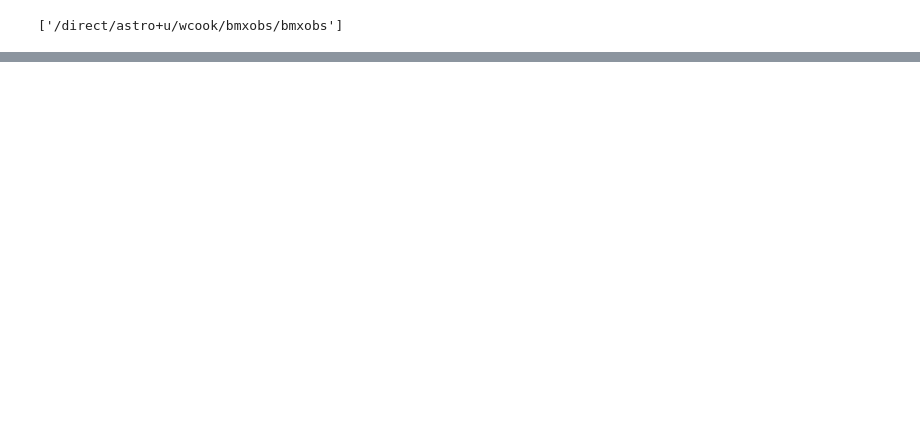
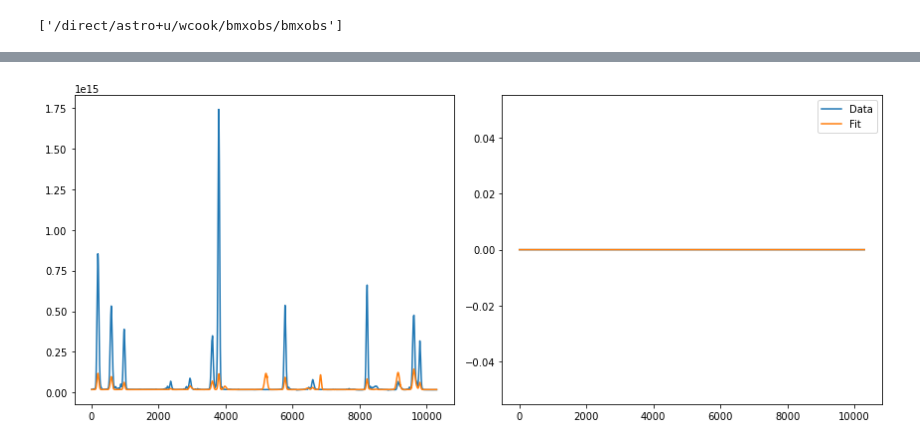
Before and after one commit to bmxdemo/bmxobs, a Jupyter notebook: towards1.ipynb, the cells around one changed output, grey strips where cells are left out. Saved outputs shown, nothing was run; the diff lists cells and outputs as text; code cells hidden in the pictures; blank space fills up the shorter version.

```diff
--- a/towards1.ipynb
+++ b/towards1.ipynb
@@ -256,0 +61,88 @@ plt.show()
+# %%
+cut = [0,-1]
+channels = [11]
+#channels = [12,13,14,23,24,34]
+
+theory = TheoryPredictor(D, satAmp=1e7)
+theory.setParameters({#'A1_GPS_BIII-4__(PRN_14)':4.15455979e+07,
+                      #'A1_GSAT0214_(PRN_E05)':2.49581475e+07,
+                      #'A1_BEIDOU-3_M21':2.56420703e+07,
+                      #'A1_BEIDOU-3_M9_(C23)':2.88965661e+07,
+                      #'A1_GPS_BIIF-11_(PRN_10)':3.05038713e+07,
+                      #'A1_GSAT0206_(PRN_E30)':2.46993638e+07,
+                      #'A1_GSAT0210_(PRN_E01)':2.18210034e+07,
+                      #'A1_GPS_BIIRM-4_(PRN_15)':1.32348938e+01,
+                      #'A1_BEIDOU-3_M12_(C26)':9.35447215e+06,
+                      #'A1_GPS_BIIF-9__(PRN_26)':2.68904502e+07,
+                      #'A1_BEIDOU-3_M8_(C30)': 1.79175026e+07,
+                      #'A1_GSAT0207_(PRN_E07)':2.05479866e+07,
+                      #'A1_BEIDOU-3_M14_(C33)':2.69742005e+07,
+                      #'A1_GPS_BIIR-8__(PRN_16)':3.82467917e+07,
+                      #'A1_GPS_BIIF-10_(PRN_08)':2.68578399e+07,
+                      #'A1_BEIDOU-3_M17_(C36)':5.42613508e+06,
+                      #'A1_GSAT0203_(PRN_E26)':3.79458521e+07,
+                      #'A1_GPS_BIIR-4__(PRN_20)':4.31497376e+07,
+                      #'A1_BEIDOU-3_M6_(C22)':9.72117415e+07,
+                      #'A1_BEIDOU-3_M13_(C32)':3.15987810e+06,
+                      #'A1_GPS_BIIRM-6_(PRN_07)':3.26199727e+05,
+                      #'A1_GPS_BIII-2__(PRN_18)':8.73389690e+00,
+                      #'A1_BEIDOU-3_M19':1.51259908e+07,
+                      #'A1_GSAT0211_(PRN_E02)':8.87700334e+06,
+                      #'A1_GSAT0104_(PRN_E20)':1.42889237e+08,
+                      #'A1_GPS_BIIF-4__(PRN_27)':1.54174630e+05,
+                      'D1_beam_center_x':1.65122615e-02,
+                      'D1_beam_center_y':-1.90871184e-02,
+                      'D1_beam_sigma_x':6.88009622e-02,
+                      'D1_beam_sigma_y':6.79574771e-02,
+                      'D1_beam_smooth_x':5.42165243e-02,
+                      'D1_beam_smooth_y':5.05196347e-02,
+                      'CH11_offset':sum(D[11]-abs(D[12])*abs(D[13])/abs(D[23]))/len(D[11]),
+                      #'A2_BEIDOU-3_M9_(C23)':2.80114112e+07,
+                      #'A2_GSAT0214_(PRN_E05)':2.38645275e+07,
+                      #'A2_GPS_BIIF-9__(PRN_26)':3.10590316e+07,
+                      'D2_beam_center_x':1.65383259e-02,
+                      'D2_beam_center_y':-2.10388157e-02,
+                      'D2_beam_sigma_x':6.11850725e-02,
+                      'D2_beam_sigma_y':6.28465255e-02,
+                      'D2_beam_smooth_x':5.07914419e-02,
+                      'D2_beam_smooth_y':4.49615096e-02,
+                      'CH22_offset':sum(D[22]-abs(D[12])*abs(D[23])/abs(D[13]))/len(D[11]),
+                      #'A3_BEIDOU-3_M9_(C23)':3.06971004e+07,
+                      #'A3_GSAT0214_(PRN_E05)':2.65858358e+07,
+                      #'A3_GPS_BIIF-9__(PRN_26)':3.33572275e+07,
+                      'D3_beam_center_x':-8.57652626e-04,
+                      'D3_beam_center_y':-1.22411279e-02,
+                      'D3_beam_sigma_x':4.83194922e-02,
+                      'D3_beam_sigma_y':9.11159079e-02,
+                      'D3_beam_smooth_x':5.58520638e-02,
+                      'D3_beam_smooth_y':5.58290830e-02,
+                      'CH33_offset':sum(D[33]-abs(D[13])*abs(D[23])/abs(D[12]))/len(D[11]),
+                      #'A4_BEIDOU-3_M9_(C23)':2.87770413e+07,
+                      #'A4_GSAT0214_(PRN_E05)':2.78199049e+07,
+                      #'A4_GPS_BIIF-9__(PRN_26)':3.85992804e+07,
+                      'D4_beam_center_x':-1.93843296e-02,
+                      'D4_beam_center_y':3.56587146e-02,
+                      'D4_beam_sigma_x':9.30582348e-02,
+                      'D4_beam_sigma_y':5.55926832e-02,
+                      'D4_beam_smooth_x':3.37224349e-02,
+                      'D4_beam_smooth_y':5.27998514e-02,
+                      'CH44_offset':sum(D[44]-abs(D[24])*abs(D[34])/abs(D[23]))/len(D[11]),
+                      #'D_all_dist':4.4248027,
+                      'D1_pos_x':0,
+                      'D1_pos_y':4.4248027,
+                      'D1_phi':0,
+                      'D2_pos_x':4.4248027,
+                      'D2_pos_y':-0.03475731,
+                      'D2_phi':-0.23402276,
+                      'D3_pos_x':0.24973297,
+                      'D3_pos_y':-4.30383942,
+                      'D3_phi':2.36467821,
+                      'D4_pos_x':-4.16894658,
+                      'D4_pos_y':0.20006629,
+                      'D4_phi':-0.34090914,
+                     })
+#print(theory.allParameters())
+
+theory.showFit(cut=cut, channels=channels)
+# %% [output]
+[figure, added]
```
Also changed, not shown: parts of 26 cells of this notebook, 2 other files.
